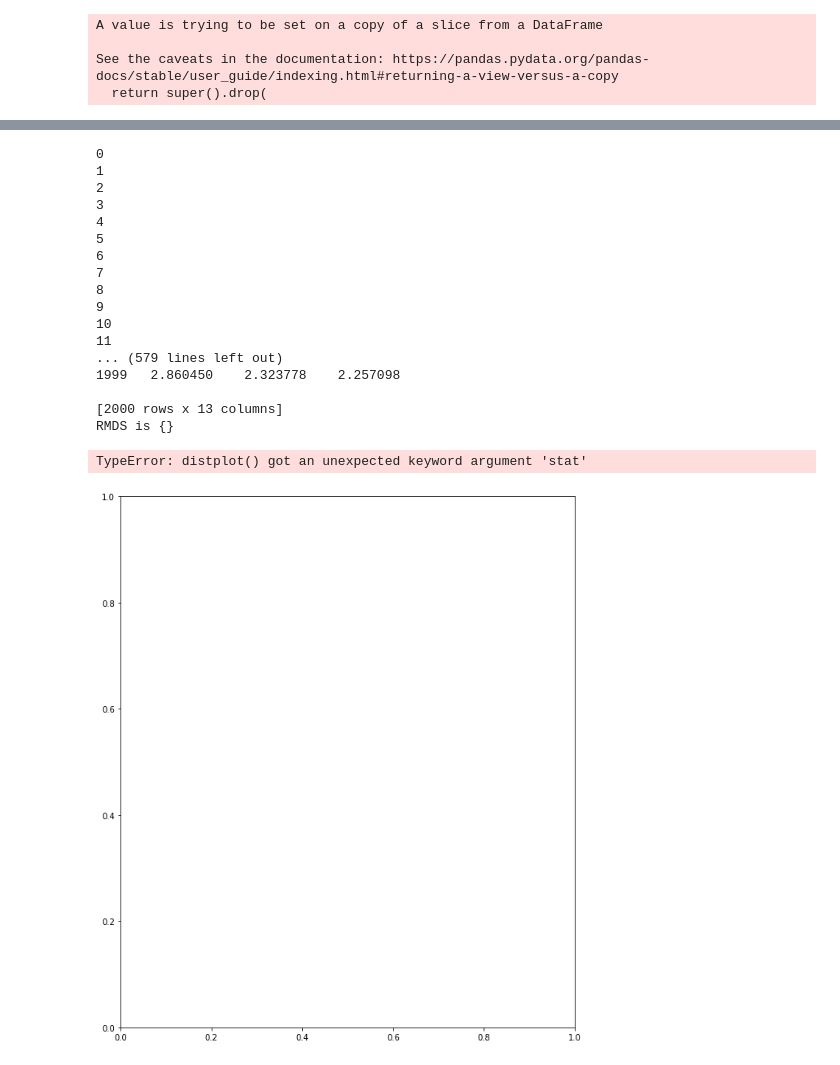
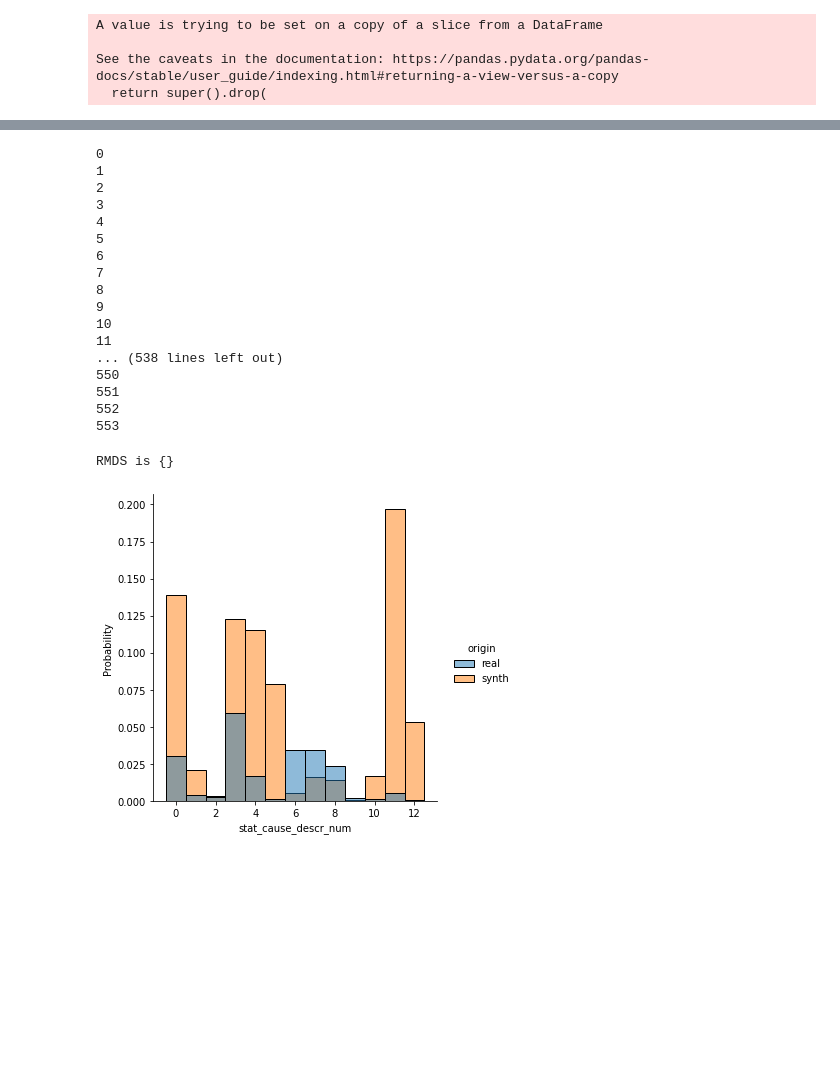
Before and after one commit to PatrykStronski/MultivariateAnalysis_Task3, a Jupyter notebook: fire_cause_prediction.ipynb, the cells around one changed output, grey strips where cells are left out. Drawn from its saved outputs; the diff is of its cells as text; code cells hidden in the pictures; blank space fills up the shorter version.

Commit message:
fire prediction diagrams

```diff
--- a/fire_cause_prediction.ipynb
+++ b/fire_cause_prediction.ipynb
@@ -80,7 +79,7 @@ to_drop = filter(lambda col: not col in bayesian_net_columns, df.columns)
 
 df_bayes = df.drop(to_drop, axis=1)
 df_bayes['stat_cause_descr'] = df_bayes['stat_cause_descr'].apply(lambda x: str(x))
-df_bayes['stat_cause_descr_num'] = df_bayes['stat_cause_descr'].apply(lambda x: str(x))
+df_bayes['stat_cause_descr_num'] = df_bayes['stat_cause_descr_num'].apply(lambda x: int(x))
 
 for col in bayesian_net_columns_cont:
     df_bayes[col] = df_bayes[col].apply(lambda x: float(x))
@@ -167,38 +131,38 @@ Composition time: 8.279 min
 # %%
 #assess
 
-answ_evok2 =  calculate_acc(bayes_evok2, df_bayes_s, ['stat_cause_descr', 'stat_cause_descr_num'], 'simple')
+answ_evok2 =  calculate_acc(bayes_evok2, df_bayes_s, ['stat_cause_descr_num'], 'simple')
 
 synth_data_evok2 = generate_synthetics(bayes_evok2, nodes_sign, 'simple', 2000)
 
-print(synth_data_evok2)
-
 print(f'RMDS is {answ_evok2[1]}')
 
-fix, ax = plt.subplots(1, 1, figsize=(10, 12))
+df_bayes_s['origin'] = ['real'] * df_bayes_s.shape[0]
+synth_data_evok2['origin'] = ['synth'] * synth_data_evok2.shape[0]
 
-df_bayes['origin'] = 'real'
-synth_data_evok2['origin'] = 'synthetic'
-sns.distplot(df_bayes, x='stat_cause_descr_num', label='real data', ax=ax)
-sns.distplot(synth_data_evok2, x='stat_cause_descr_num', label='real data', ax=ax)
+ts = df_bayes_s.to_dict('records') + synth_data_evok2.to_dict('records')
+
+to_show = pd.DataFrame(ts)
+
+sns.displot(to_show, x='stat_cause_descr_num', stat='probability', hue='origin')
 plt.show()
 # %% [output]
 0
 1
 2
 3
 4
 5
 6
 7
 8
 9
 10
 11
-... (579 lines left out)
-1999   2.860450    2.323778    2.257098
-
-[2000 rows x 13 columns]
-RMDS is {}
+... (538 lines left out)
+550
+551
+552
+553
-TypeError: distplot() got an unexpected keyword argument 'stat'
+RMDS is {}
-[figure, old version]
+[figure, new version]
```
Also changed, not shown: parts of 6 cells of this notebook, 4 other files.
